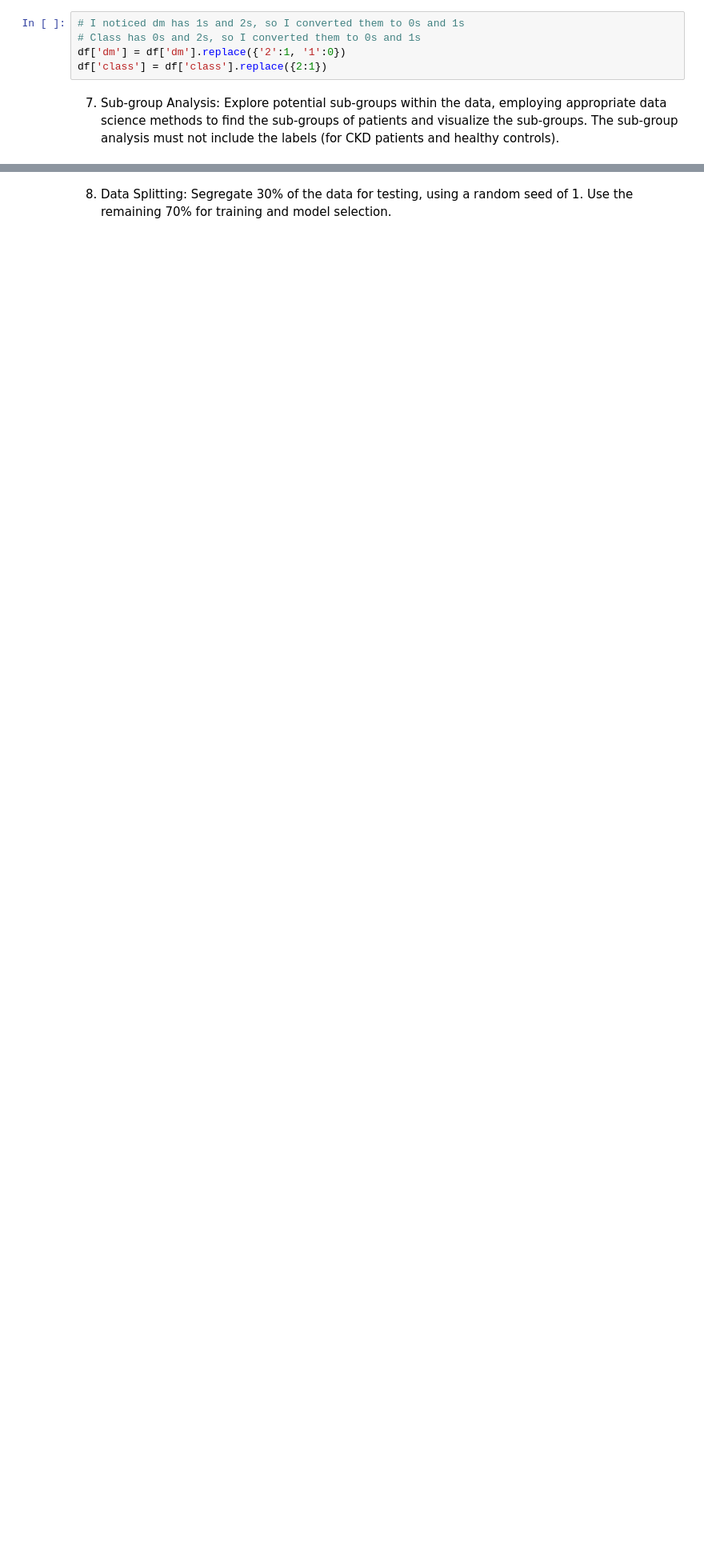
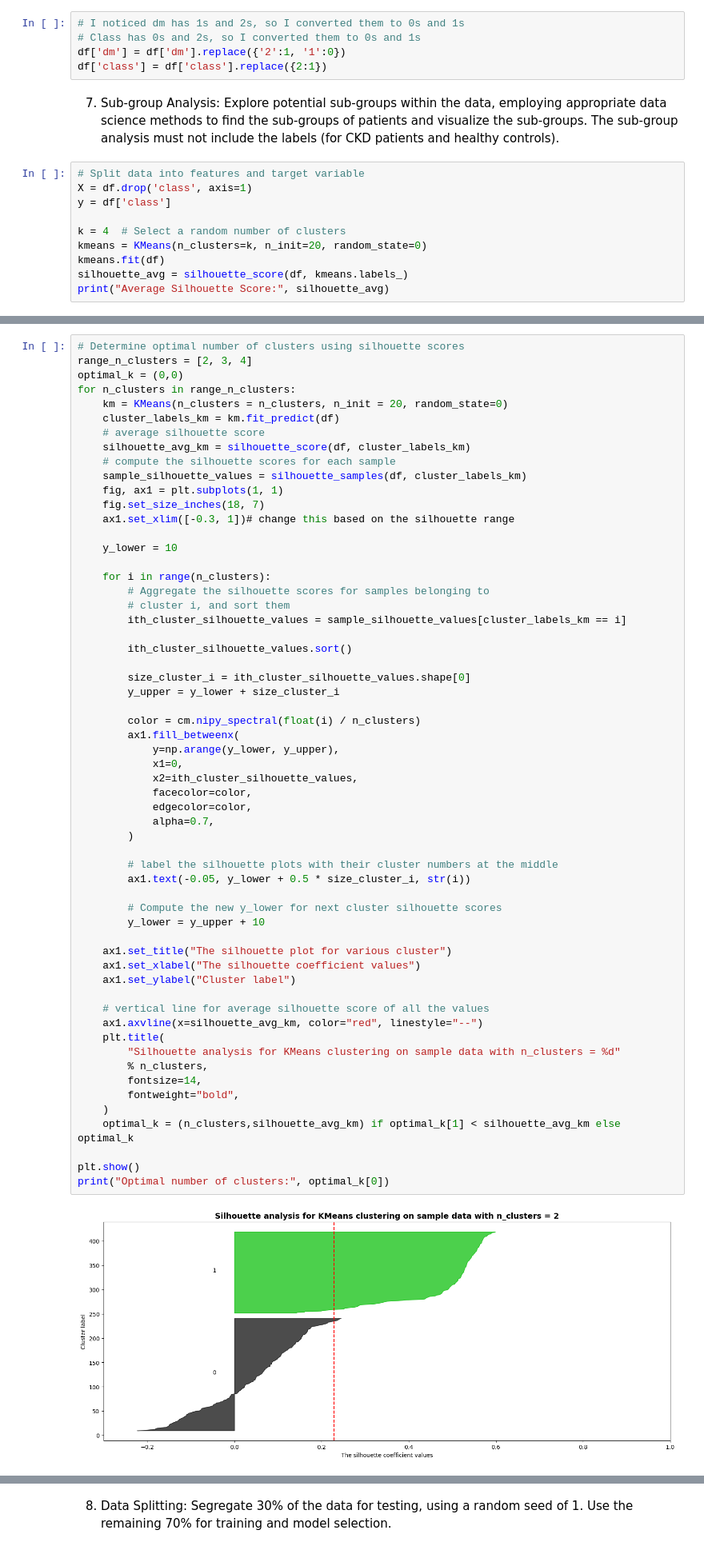
Before and after one commit to JennaOrvitz/Stats3DA3FinalProject, a Jupyter notebook: Stats3DA3.ipynb, the cells around one changed output, grey strips where cells are left out. Shown at 80% size. Saved outputs shown, nothing was run; the diff lists cells and outputs as text; blank space fills up the shorter version.

```diff
--- a/Stats3DA3.ipynb
+++ b/Stats3DA3.ipynb
@@ -356,3 +360,13 @@ df['dm'] = df['dm'].replace({'2':1, '1':0})
 df['class'] = df['class'].replace({2:1})
 # %% [markdown]
 7. Sub-group Analysis: Explore potential sub-groups within the data, employing appropriate data science methods to find the sub-groups of patients and visualize the sub-groups. The sub-group analysis must not include the labels (for CKD patients and healthy controls).
+# %%
+# Split data into features and target variable
+X = df.drop('class', axis=1)
+y = df['class']
+
+k = 4  # Select a random number of clusters
+kmeans = KMeans(n_clusters=k, n_init=20, random_state=0)
+kmeans.fit(df)
+silhouette_avg = silhouette_score(df, kmeans.labels_)
+print("Average Silhouette Score:", silhouette_avg)
@@ -358,0 +375,61 @@ df['class'] = df['class'].replace({2:1})
+# %%
+# Determine optimal number of clusters using silhouette scores
+range_n_clusters = [2, 3, 4]
+optimal_k = (0,0)
+for n_clusters in range_n_clusters:
+    km = KMeans(n_clusters = n_clusters, n_init = 20, random_state=0)
+    cluster_labels_km = km.fit_predict(df)
+    # average silhouette score
+    silhouette_avg_km = silhouette_score(df, cluster_labels_km)
+    # compute the silhouette scores for each sample
+    sample_silhouette_values = silhouette_samples(df, cluster_labels_km)
+    fig, ax1 = plt.subplots(1, 1)
+    fig.set_size_inches(18, 7)
+    ax1.set_xlim([-0.3, 1])# change this based on the silhouette range
+
+    y_lower = 10
+
+    for i in range(n_clusters):
+        # Aggregate the silhouette scores for samples belonging to
+        # cluster i, and sort them
+        ith_cluster_silhouette_values = sample_silhouette_values[cluster_labels_km == i]
+
+        ith_cluster_silhouette_values.sort()
+
+        size_cluster_i = ith_cluster_silhouette_values.shape[0]
+        y_upper = y_lower + size_cluster_i
+
+        color = cm.nipy_spectral(float(i) / n_clusters)
+        ax1.fill_betweenx(
+            y=np.arange(y_lower, y_upper),
+            x1=0,
+            x2=ith_cluster_silhouette_values,
+            facecolor=color,
+            edgecolor=color,
+            alpha=0.7,
+        )
+
+        # label the silhouette plots with their cluster numbers at the middle
+        ax1.text(-0.05, y_lower + 0.5 * size_cluster_i, str(i))
+
+        # Compute the new y_lower for next cluster silhouette scores
+        y_lower = y_upper + 10
+
+    ax1.set_title("The silhouette plot for various cluster")
+    ax1.set_xlabel("The silhouette coefficient values")
+    ax1.set_ylabel("Cluster label")
+
+    # vertical line for average silhouette score of all the values
+    ax1.axvline(x=silhouette_avg_km, color="red", linestyle="--")
+    plt.title(
+        "Silhouette analysis for KMeans clustering on sample data with n_clusters = %d"
+        % n_clusters,
+        fontsize=14,
+        fontweight="bold",
+    )
+    optimal_k = (n_clusters,silhouette_avg_km) if optimal_k[1] < silhouette_avg_km else optimal_k
+
+plt.show()
+print("Optimal number of clusters:", optimal_k[0])
+# %% [output]
+[figure, added]
```
Also changed, not shown: parts of 13 cells of this notebook, 1 other file.
